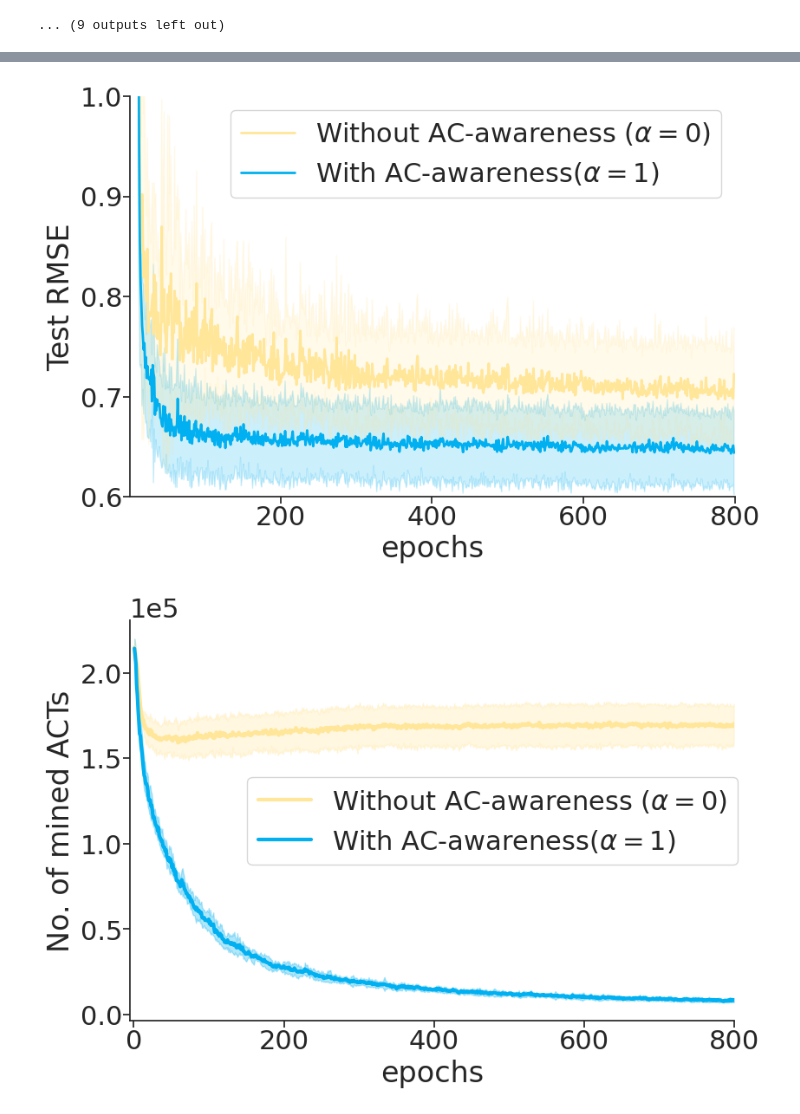
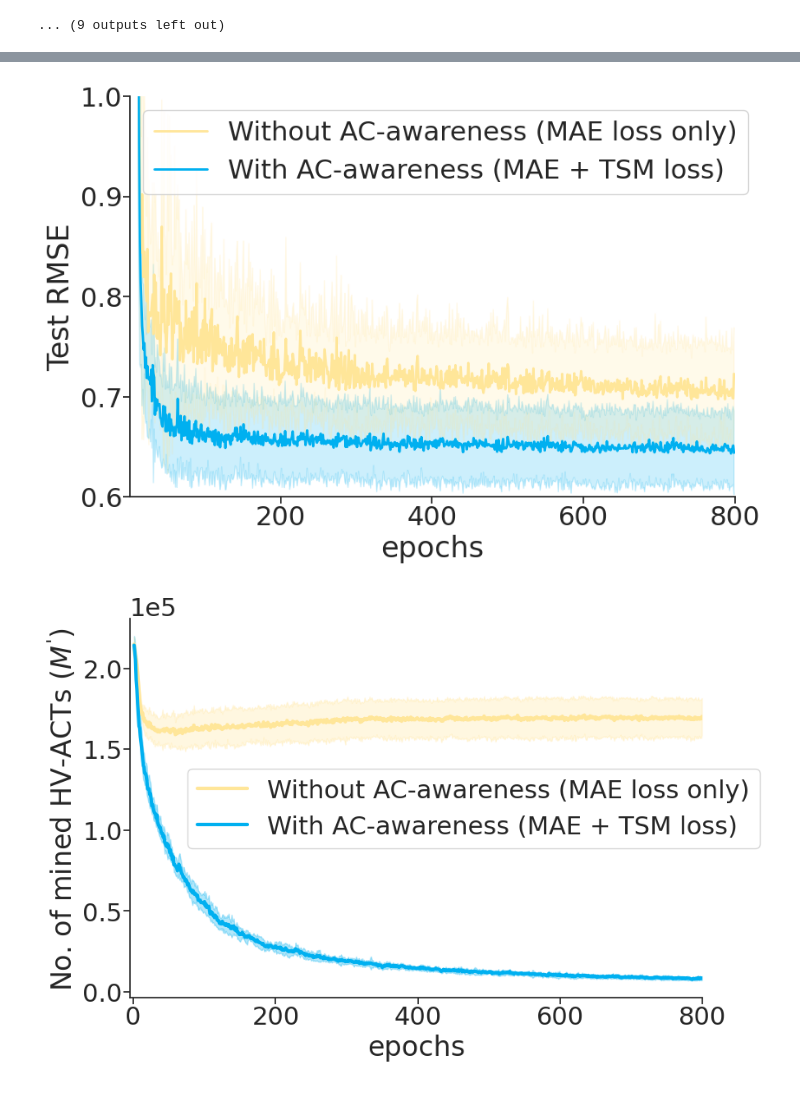
Before and after one commit to shenwanxiang/ACANet, a Jupyter notebook: experiment/00_PoC/PoC_HSSMS_loss.ipynb, the cells around one changed output, grey strips where cells are left out. Saved outputs shown, nothing was run; the diff lists cells and outputs as text; code cells hidden in the pictures.

```diff
--- a/experiment/00_PoC/PoC_HSSMS_loss.ipynb
+++ b/experiment/00_PoC/PoC_HSSMS_loss.ipynb
@@ -355,8 +355,8 @@ colors = ['#FFE699','#00B0F0']
 
 y = 'val_rmse'
 
-n1 = r'With AC-awareness($\alpha=1$)'
-n2 = r'Without AC-awareness ($\alpha = 0 $)'
+n1 = r'With AC-awareness (MAE + TSM loss)'
+n2 = r'Without AC-awareness (MAE loss only)'
 
 
 dfp = df2.groupby('Epoch').mean()[y].to_frame(name = n2).join(df1.groupby('Epoch').mean()[y].to_frame(name = n1)).rolling(1).mean()
@@ -375,4 +375,5 @@ ax.set_xlim(1,800)
 
 ax.tick_params(left='off', labelleft='on', labelbottom='on', bottom = 'off',  pad=.5,)
 fig.savefig('./Validation_RMSE.svg', bbox_inches='tight', dpi=400)
+fig.savefig('./Validation_RMSE.pdf', bbox_inches='tight', dpi=400)
 # %% [output]
@@ -384,8 +385,6 @@ colors = ['#FFE699','#00B0F0']
 
 y = 'test_rmse'
 
-n1 = r'With AC-awareness($\alpha=1$)'
-n2 = r'Without AC-awareness ($\alpha = 0 $)'
 
 
 dfp = df2.groupby('Epoch').mean()[y].to_frame(name = n2).join(df1.groupby('Epoch').mean()[y].to_frame(name = n1)).rolling(1).mean()
@@ -404,34 +403,36 @@ ax.set_xlim(1,800)
 
 ax.tick_params(left='off', labelleft='on', labelbottom='on', bottom = 'off',  pad=.5,)
 fig.savefig('./Test_RMSE.svg' , bbox_inches='tight', dpi=400)
+fig.savefig('./Test_RMSE.pdf' , bbox_inches='tight', dpi=400)
 # %% [output]
-[figure, old version]
+[figure, new version]
 # %%
 fig, ax = plt.subplots(figsize=(9, 6))
 
 
 y = 'n_pos_triplets'
 
 dfp = df2.groupby('Epoch').mean()[y].to_frame(name = n2).join(df1.groupby('Epoch').mean()[y].to_frame(name = n1)).rolling(1).mean()
 dfp_std = df2.groupby('Epoch').std()[y].to_frame(name = n2).join(df1.groupby('Epoch').std()[y].to_frame(name = n1)).rolling(1).mean()
 
 dfp.plot(lw = 3, ax=ax,color = colors, alpha =1)
 ax.fill_between(dfp.index, (dfp - dfp_std)[n1], (dfp + dfp_std)[n1], color=colors[1], alpha=0.3)
 ax.fill_between(dfp.index, (dfp - dfp_std)[n2], (dfp + dfp_std)[n2], color=colors[0], alpha=0.3)
 
 ax.legend(loc='center', bbox_to_anchor=(0.6, 0.5))
 
 ax.spines[['right', 'top']].set_visible(False)
 plt.ticklabel_format(axis='y', style='sci', scilimits=(0,0))
-ax.set_ylabel('No. of mined ACTs')
+ax.set_ylabel("No. of mined HV-ACTs ($M^'$)")
 ax.set_xlabel('epochs')
 ax.tick_params(left='off', labelleft='on', labelbottom='on', bottom = 'off',  pad=.5,)
 ax.set_xlim(-5,800)
 
 
 fig.savefig('./Number_of_mined_ACTs_during_training.svg' , bbox_inches='tight', dpi=400)
+fig.savefig('./Number_of_mined_ACTs_during_training.pdf' , bbox_inches='tight', dpi=400)
 # %% [output]
-[figure, old version]
+[figure, new version]
 # %%
 fig, ax = plt.subplots(figsize=(9, 6))
 y = 'train_triplet_loss'
```
Also changed, not shown: parts of 3 cells of this notebook, 14 other files.
